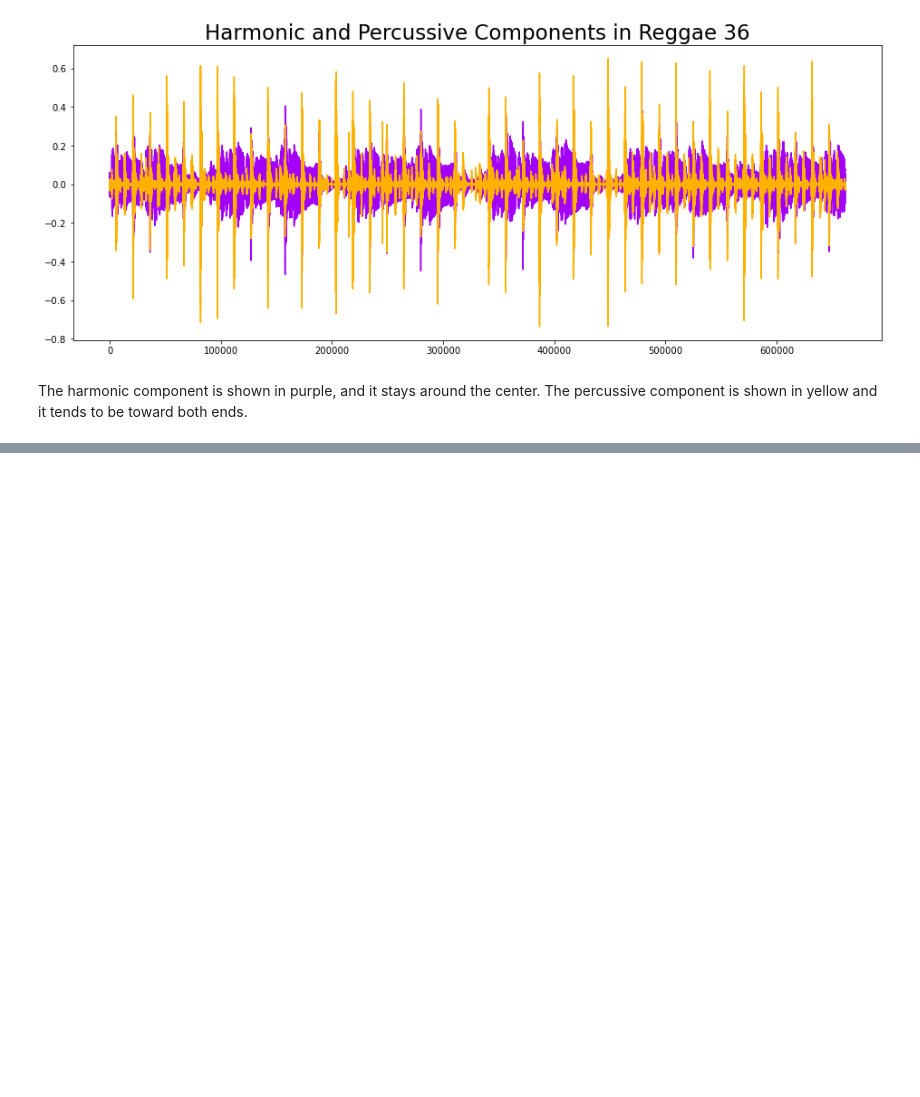
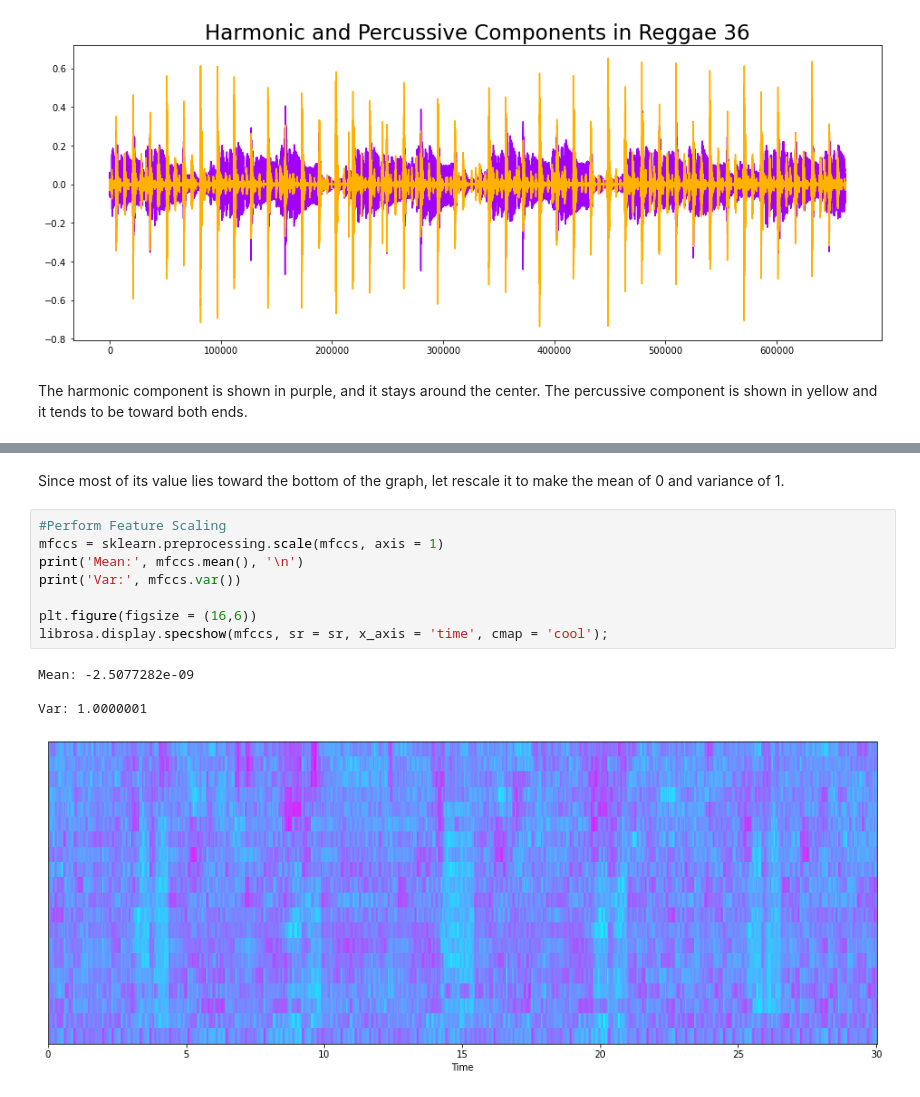
Before and after one commit to TaiNg365/Song_Classification_Recommender_System, a Jupyter notebook: Exploratory Song Features.ipynb, the cells around one changed output, grey strips where cells are left out. Cells and saved outputs as stored; diff of their text form; blank space fills up the shorter version.

```diff
--- a/Exploratory Song Features.ipynb
+++ b/Exploratory Song Features.ipynb
@@ -141,0 +221,15 @@ The harmonic component is shown in purple, and it stays around the center. The p
+# %% [markdown]
+Since most of its value lies toward the bottom of the graph, let rescale it to make the mean of 0 and variance of 1.
+# %%
+#Perform Feature Scaling
+mfccs = sklearn.preprocessing.scale(mfccs, axis = 1)
+print('Mean:', mfccs.mean(), '\n')
+print('Var:', mfccs.var())
+
+plt.figure(figsize = (16,6))
+librosa.display.specshow(mfccs, sr = sr, x_axis = 'time', cmap = 'cool');
+# %% [output]
+Mean: -2.5077282e-09
+
+Var: 1.0000001
+[figure, added]
```
Also changed, not shown: parts of 18 cells of this notebook.
